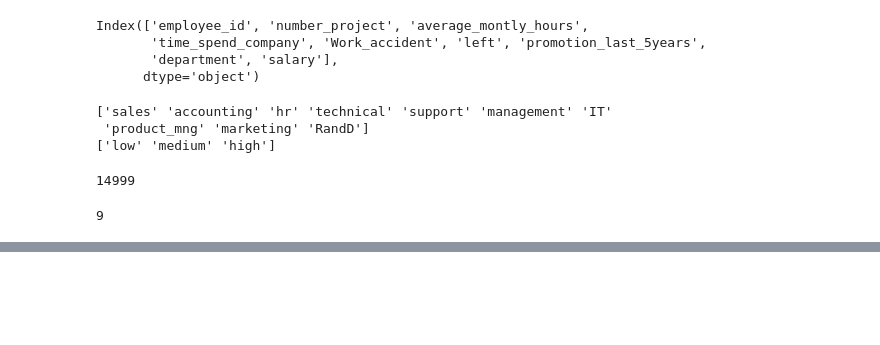
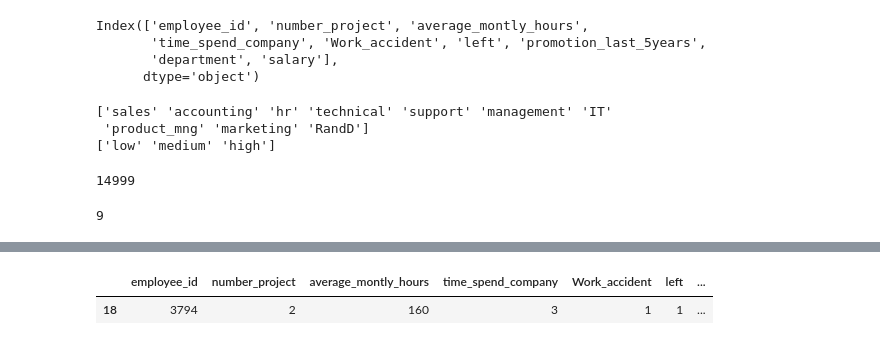
Before and after one commit to AvinashTiwari/Artifical-intelligence-2, a Jupyter notebook: 1_DataScience_20_Case_Studies/3_Hr_Anlaysis/Retention.ipynb, the cells around one changed output, grey strips where cells are left out. Saved outputs shown, nothing was run; the diff lists cells and outputs as text; code cells hidden in the pictures; blank space fills up the shorter version.

```diff
--- a/1_DataScience_20_Case_Studies/3_Hr_Anlaysis/Retention.ipynb
+++ b/1_DataScience_20_Case_Studies/3_Hr_Anlaysis/Retention.ipynb
@@ -44,0 +104,3 @@ print(len(hr_df.columns))
+# %%
+main_df.fillna(main_df.mean(), inplace=True)
+main_df.head()
@@ -44,0 +114,5 @@ print(len(hr_df.columns))
+# %%
+main_df[main_df.employee_id == 3794]
+# %% [output]
+|  | employee_id | number_project | average_montly_hours | time_spend_company | Work_accident | left | ... |
+| 18 | 3794 | 2 | 160 | 3 | 1 | 1 | ... |
```
Also changed, not shown: parts of 7 cells of this notebook.
